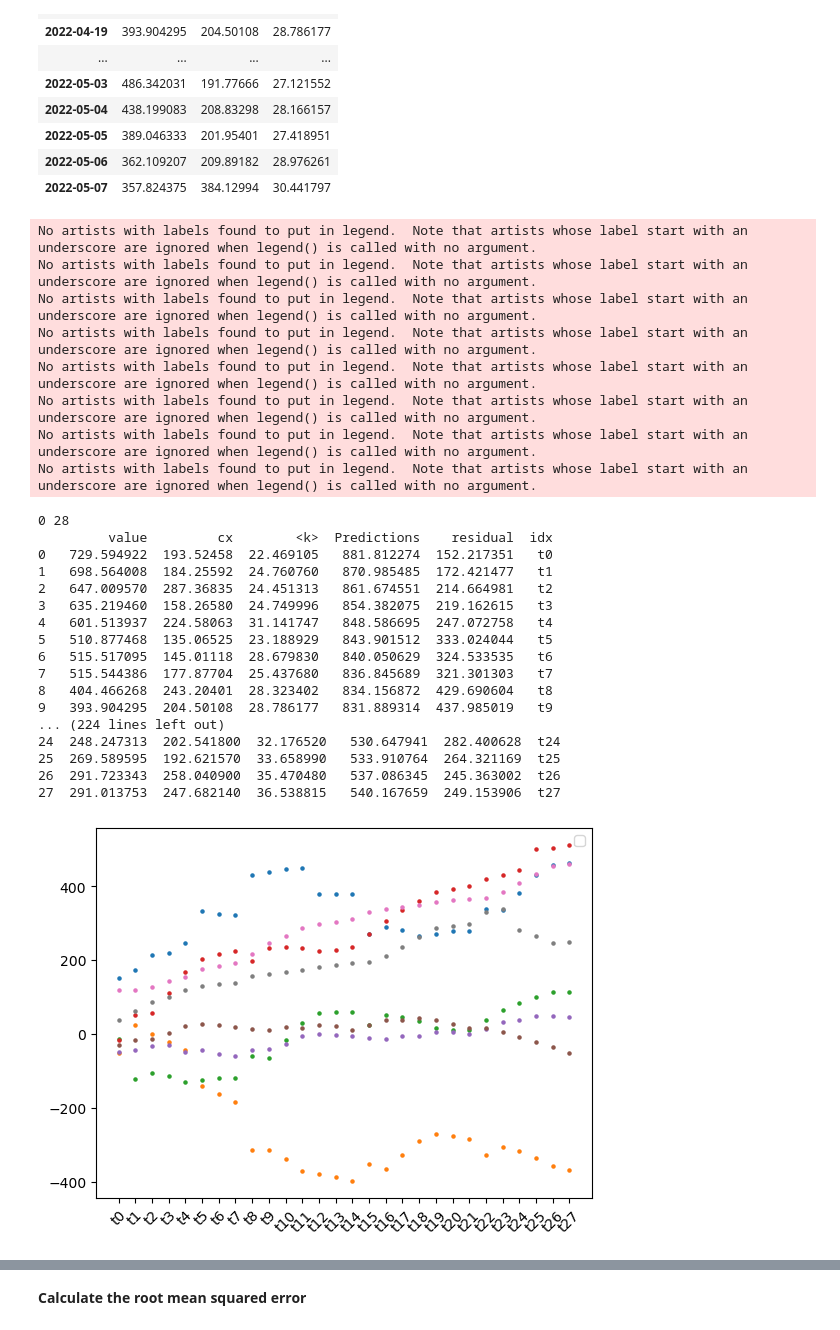
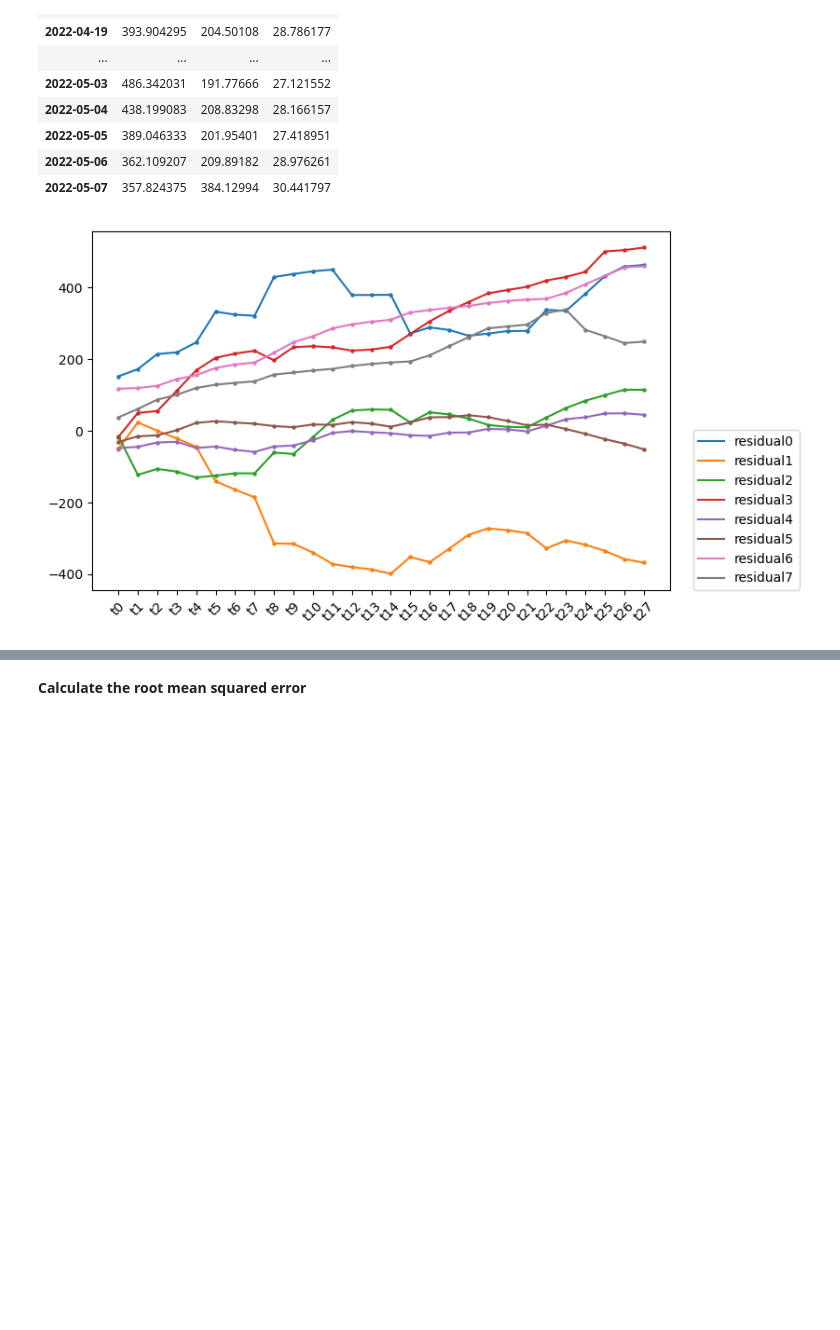
Before and after one commit to nishnig07/forecast-competition, a Jupyter notebook: Forecast_competition - all trials.ipynb, the cells around one changed output, grey strips where cells are left out. Saved outputs shown, nothing was run; the diff lists cells and outputs as text; code cells hidden in the pictures; blank space fills up the shorter version.

```diff
--- a/Forecast_competition - all trials.ipynb
+++ b/Forecast_competition - all trials.ipynb
@@ -646,52 +646,30 @@ datasets[0][1]
 # %%
 dfs_test = [dataset[1] for dataset in datasets if len(dataset)>1]
 idx = ['t'+str(i)for i in range(28)]
 df_residual = pd.DataFrame()
 #print(df_residual)
+fig = plt.figure(figsize=(8,5))
 for i, df_test in enumerate(dfs_test):
-    print(i, len(df_test))
+    #print(i, len(df_test))
     df_test=df_test.reset_index(drop=True)
     #df_test['Residual'] = abs(df_test['Predictions']-df_test['value'])
     #print(df_test)
     df_test['residual'] = df_test['Predictions']-df_test['value']
     col_name = 'residual' + str(i)
     new_col = pd.Series(df_test.residual.tolist(), name=col_name)
     #df_residual['residual'+str(dfs_test.index(df_test))] = df_test.residual
     df_test['idx'] = idx
     df_residual = pd.concat([df_residual, new_col], axis=1)
     df_residual['idx'] = idx
     #df_residual.reset_index(drop=True)
     #df_test.plot(kind='scatter', x='idx', y='Residual', s=5)
+
     plt.scatter(x=df_test.idx, y=df_test.residual, s=5)
+    plt.plot(df_test.idx, df_test.residual, label=col_name)
     #plt.violinplot(df_test.residual)
     #plt.boxplot(df_test)
-    plt.legend()
+    plt.legend(loc=(1.04, 0))
     plt.xticks(rotation=45)
     #print(df_test)
 # %% [output]
-No artists with labels found to put in legend.  Note that artists whose label start with an underscore are ignored when legend() is called with no argument.
-No artists with labels found to put in legend.  Note that artists whose label start with an underscore are ignored when legend() is called with no argument.
-No artists with labels found to put in legend.  Note that artists whose label start with an underscore are ignored when legend() is called with no argument.
-No artists with labels found to put in legend.  Note that artists whose label start with an underscore are ignored when legend() is called with no argument.
-No artists with labels found to put in legend.  Note that artists whose label start with an underscore are ignored when legend() is called with no argument.
-No artists with labels found to put in legend.  Note that artists whose label start with an underscore are ignored when legend() is called with no argument.
-No artists with labels found to put in legend.  Note that artists whose label start with an underscore are ignored when legend() is called with no argument.
-No artists with labels found to put in legend.  Note that artists whose label start with an underscore are ignored when legend() is called with no argument.
-0 28
-         value         cx        <k>  Predictions    residual  idx
-0   729.594922  193.52458  22.469105   881.812274  152.217351   t0
-1   698.564008  184.25592  24.760760   870.985485  172.421477   t1
-2   647.009570  287.36835  24.451313   861.674551  214.664981   t2
-3   635.219460  158.26580  24.749996   854.382075  219.162615   t3
-4   601.513937  224.58063  31.141747   848.586695  247.072758   t4
-5   510.877468  135.06525  23.188929   843.901512  333.024044   t5
-6   515.517095  145.01118  28.679830   840.050629  324.533535   t6
-7   515.544386  177.87704  25.437680   836.845689  321.301303   t7
-8   404.466268  243.20401  28.323402   834.156872  429.690604   t8
-9   393.904295  204.50108  28.786177   831.889314  437.985019   t9
-... (224 lines left out)
-24  248.247313  202.541800  32.176520   530.647941  282.400628  t24
-25  269.589595  192.621570  33.658990   533.910764  264.321169  t25
-26  291.723343  258.040900  35.470480   537.086345  245.363002  t26
-27  291.013753  247.682140  36.538815   540.167659  249.153906  t27
-[figure, old version]
+[figure, new version]
```
Also changed, not shown: parts of 7 cells of this notebook.
